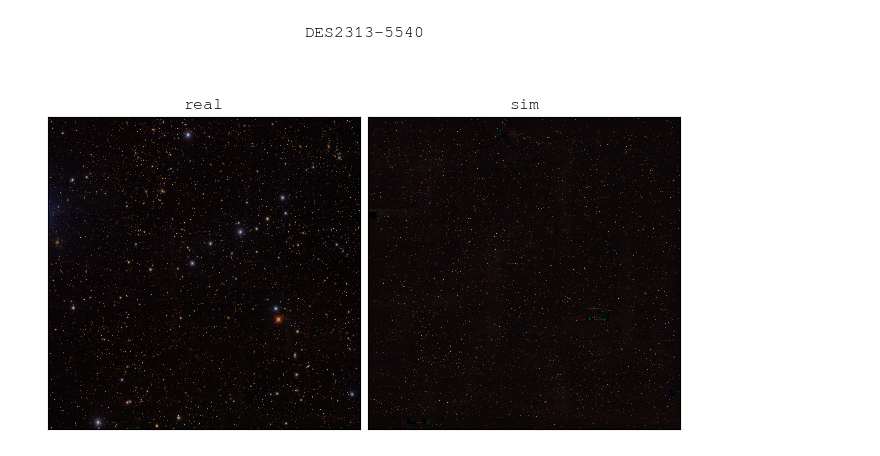
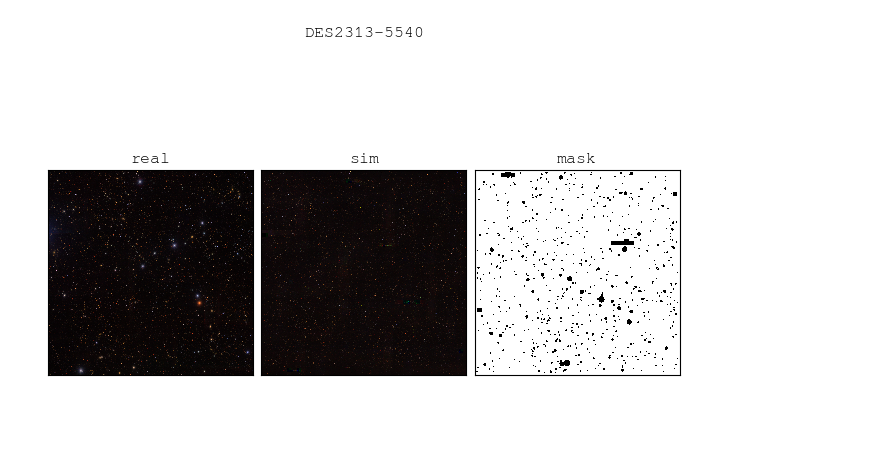
Before and after one commit to sidneymau/des-y6-image-sims-analysis, a Jupyter notebook: notebooks/2025_02_05_coadd_images/dev.ipynb, the cells around one changed output. Saved outputs shown, nothing was run; the diff lists cells and outputs as text; code cells hidden in the pictures; blank space fills up the shorter version.

```diff
--- a/notebooks/2025_02_05_coadd_images/dev.ipynb
+++ b/notebooks/2025_02_05_coadd_images/dev.ipynb
@@ -28,26 +37,40 @@ _sim_image = os.path.join(
 # %%
-fig, axs = plt.subplots(1, 2, constrained_layout=True)
+fig, axs = plt.subplots(1, 3, constrained_layout=True)
 
 with (
     Image.open(_real_image) as real_image,
     Image.open(_sim_image) as sim_image
 ):
     real_image.thumbnail(SIZE)
     sim_image.thumbnail(SIZE)
 
+with fitsio.FITS(_mask_image) as fits:
+    mask = fits[1].read()
+
+# im = Image.fromarray(mask)
+# im = Image.fromarray(np.arcsinh(mask))
+im = Image.fromarray(mask > 1)
+im.thumbnail(SIZE)
+im_l = im.convert("L")
+im_inv = PIL.ImageOps.invert(im_l)
 
 axs[0].imshow(real_image)
 axs[0].set_xticks([])
 axs[0].set_yticks([])
 axs[0].set_title("real")
 
 axs[1].imshow(sim_image)
 axs[1].set_xticks([])
 axs[1].set_yticks([])
 axs[1].set_title("sim")
 
+axs[2].imshow(im_inv, cmap="gray")
+axs[2].set_xticks([])
+axs[2].set_yticks([])
+axs[2].set_title("mask")
+
 fig.suptitle(tilename)
 
 plt.show()
 # %% [output]
-[figure, old version]
+[figure, new version]
```
Also changed, not shown: parts of 3 cells of this notebook, 3 other files.
